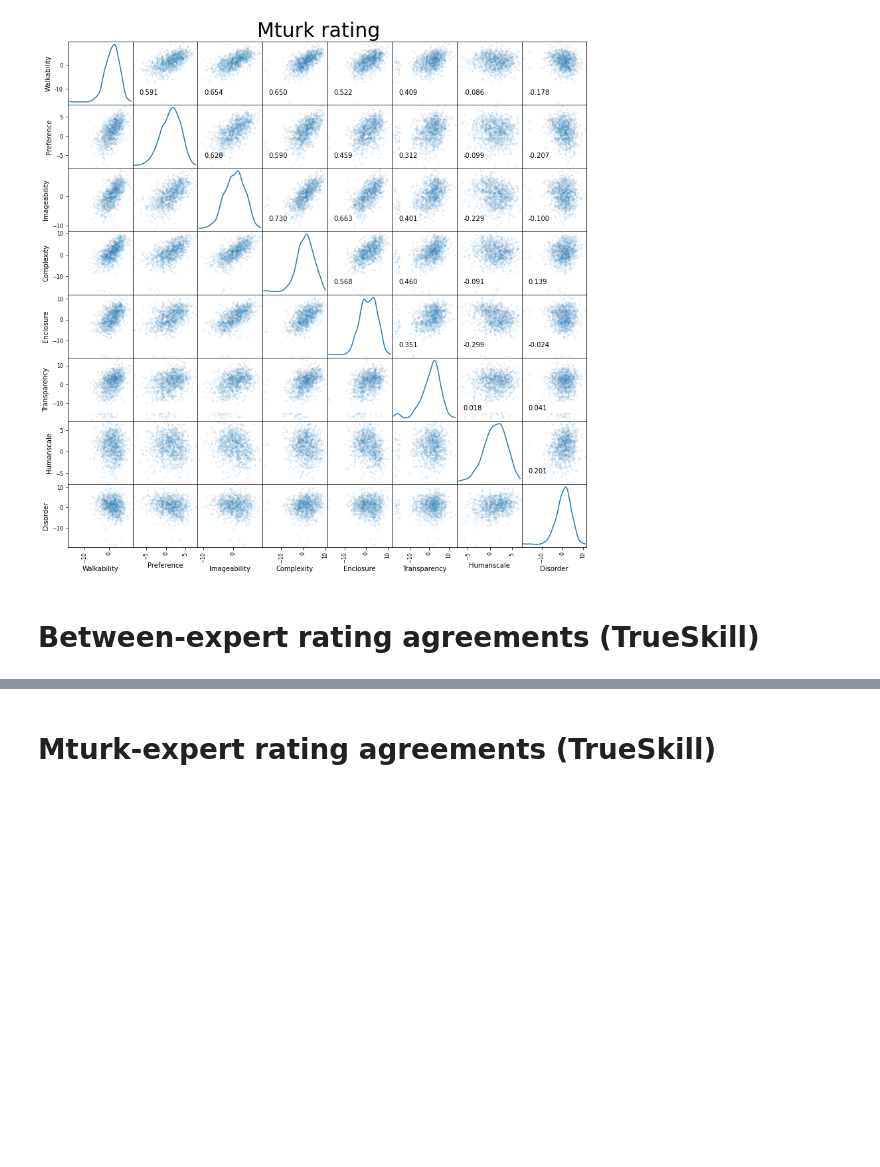
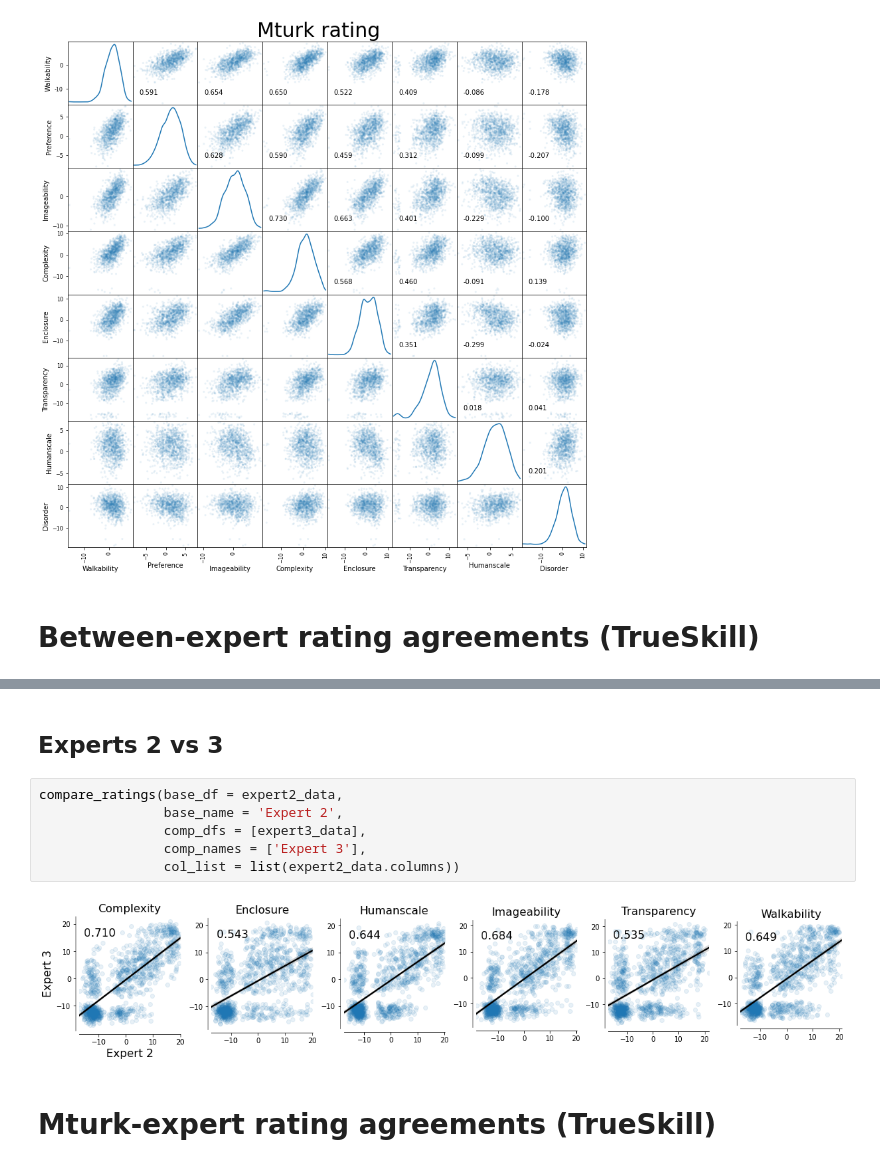
Before and after one commit to kywch/StreetPsych, a Jupyter notebook: visualize_expert_ratings.ipynb, the cells around one changed output, grey strips where cells are left out. Drawn from its saved outputs; the diff is of its cells as text; blank space fills up the shorter version.

```diff
--- a/visualize_expert_ratings.ipynb
+++ b/visualize_expert_ratings.ipynb
@@ -139,2 +138,12 @@ print(rho)
+# %% [markdown]
+## Experts 2 vs 3
+# %%
+compare_ratings(base_df = expert2_data,
+                base_name = 'Expert 2',
+                comp_dfs = [expert3_data],
+                comp_names = ['Expert 3'],
+                col_list = list(expert2_data.columns))
+# %% [output]
+[figure, added]
 # %% [markdown]
 # Mturk-expert rating agreements (TrueSkill)
```
Also changed, not shown: parts of 9 cells of this notebook.
